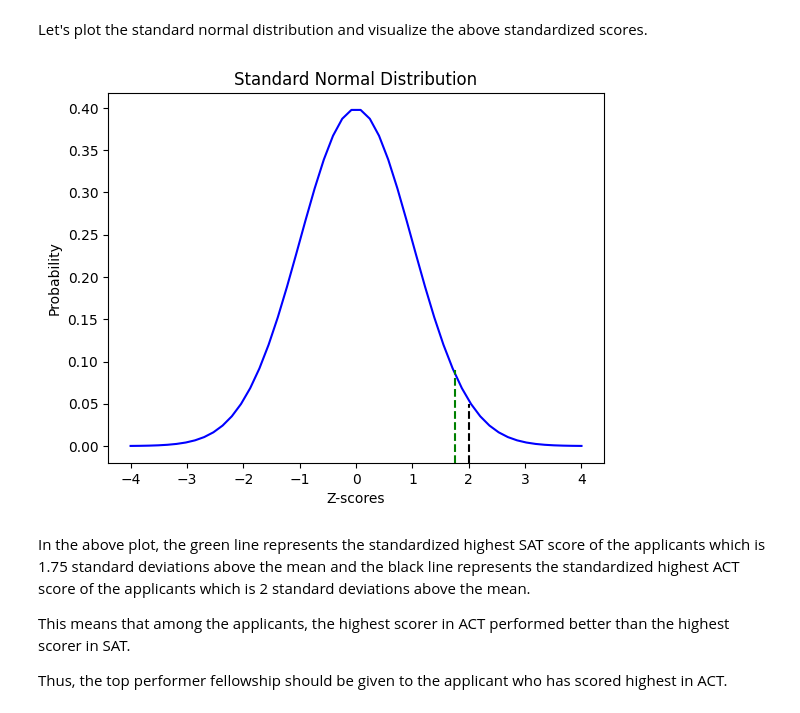
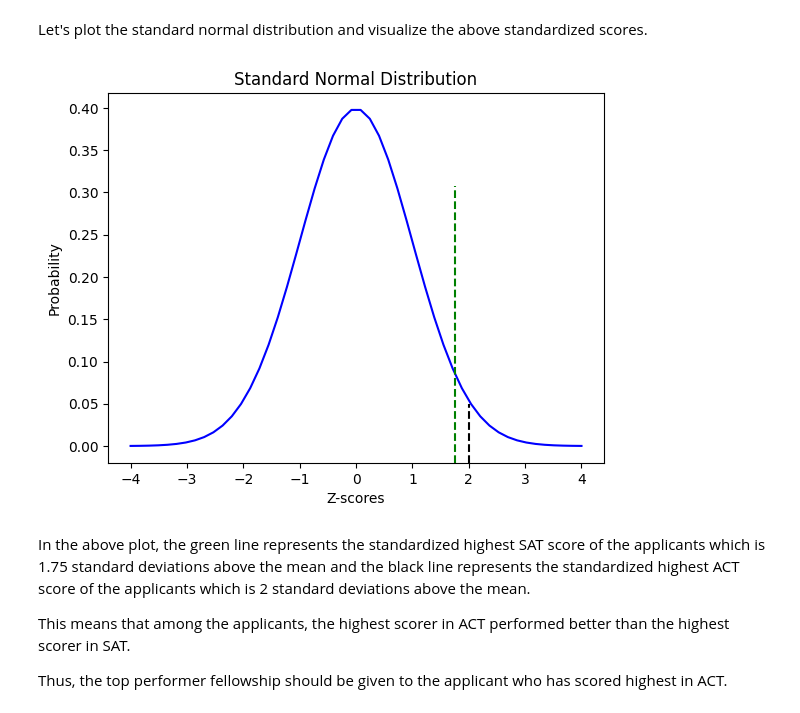
Before and after one commit to HelimaBass/Content_Drive, a Jupyter notebook: Inferential+Statistics.ipynb, the cells around one changed output. Saved outputs shown, nothing was run; the diff lists cells and outputs as text; code cells hidden in the pictures.

```diff
--- a/Inferential+Statistics.ipynb
+++ b/Inferential+Statistics.ipynb
@@ -565,18 +565,18 @@ Let's plot the standard normal distribution and visualize the above standardized
 # %%
 # plot the standard normal distribution
 # and visualize the standardized scores
 # We are plotting the distributions here to better visualize the calculations.
 fig, ax = plt.subplots()
 x = np.linspace(-4,4,50)
 ax.plot(x, norm.pdf(x, loc = 0, scale = 1), color = 'b')
 ax.set_title('Standard Normal Distribution')
 ax.set_xlabel('Z-scores')
 ax.set_ylabel('Probability')
-ax.axvline(top_sat, ymax = 0.25, linestyle = '--', color = 'green')
+ax.axvline(top_sat, ymax = 0.75, linestyle = '--', color = 'green')
 ax.axvline(top_act, ymax = 0.16, linestyle = '--', color = 'black')
 plt.show()
 # %% [output]
-[figure, old version]
+[figure, new version]
 # %% [markdown]
 In the above plot, the green line represents the standardized highest SAT score of the applicants which is 1.75 standard deviations above the mean and the black line represents the standardized highest ACT score of the applicants which is 2 standard deviations above the mean.
 
```
